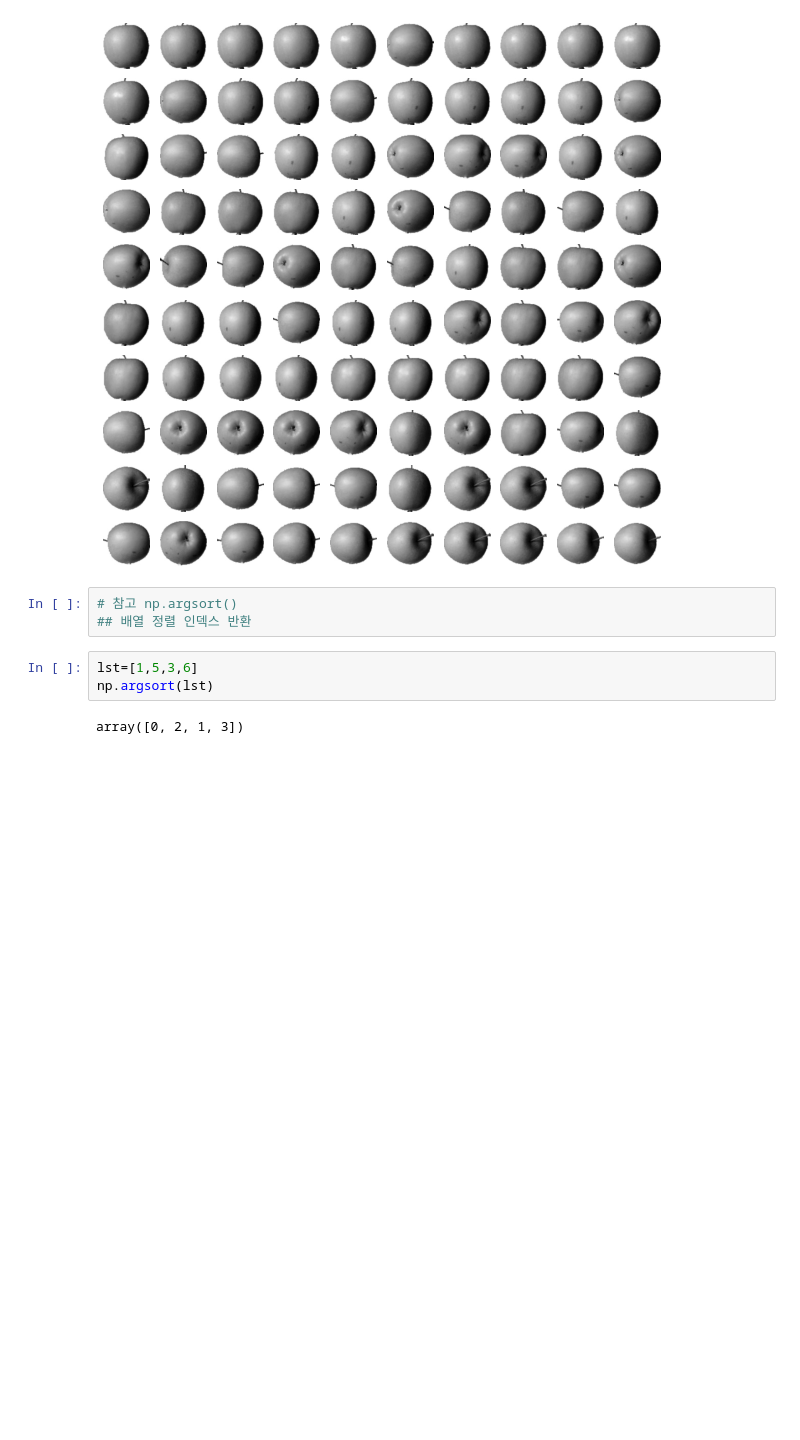
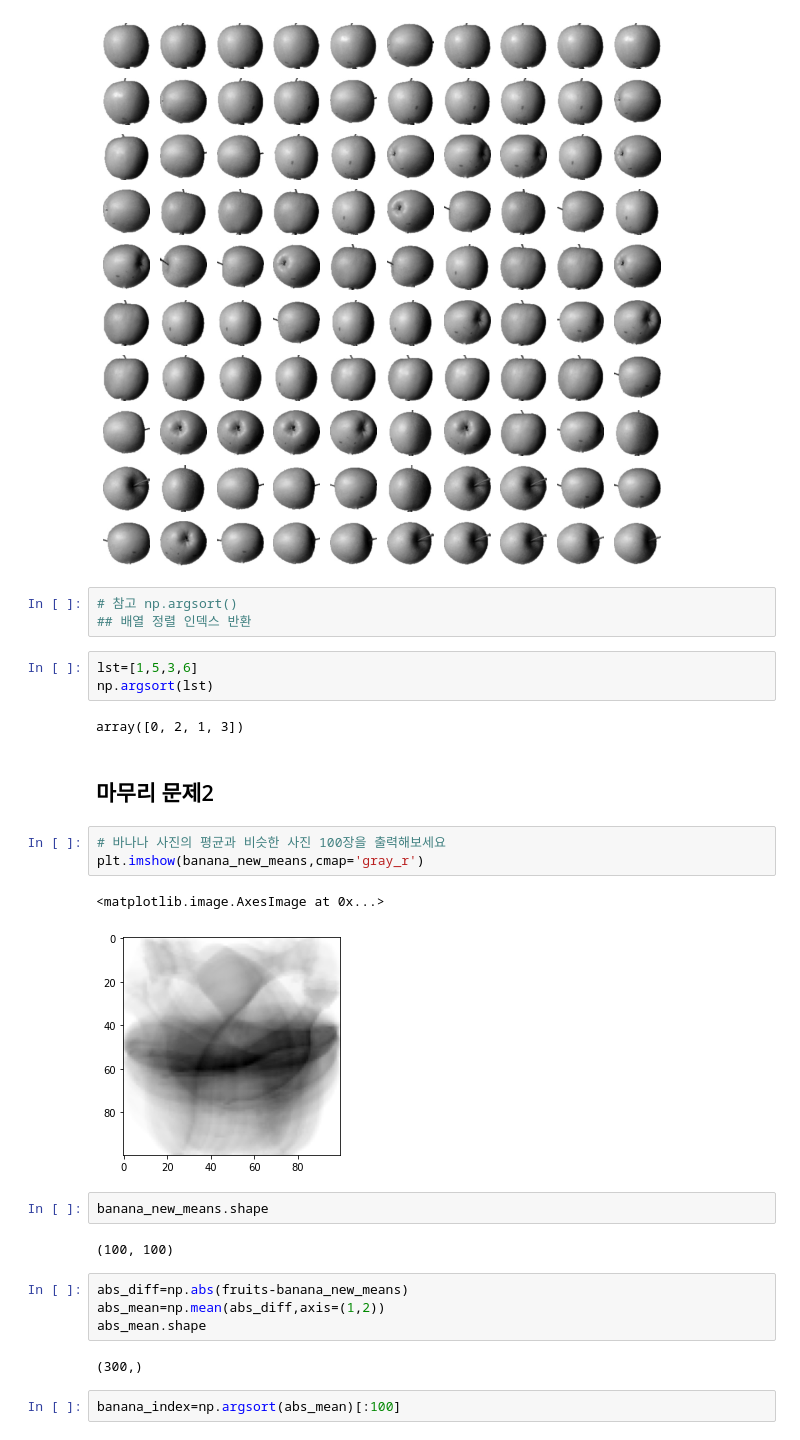
Before and after one commit to kkumtori/-ML-DL, a Jupyter notebook: 6-1.Clustering.ipynb, the cells around one changed output. Cells and saved outputs as stored; diff of their text form; blank space fills up the shorter version.

```diff
--- a/6-1.Clustering.ipynb
+++ b/6-1.Clustering.ipynb
@@ -230,3 +230,23 @@ lst=[1,5,3,6]
 np.argsort(lst)
 # %% [output]
 array([0, 2, 1, 3])
+# %% [markdown]
+## 마무리 문제2
+# %%
+# 바나나 사진의 평균과 비슷한 사진 100장을 출력해보세요
+plt.imshow(banana_new_means,cmap='gray_r')
+# %% [output]
+<matplotlib.image.AxesImage at 0x...>
+[figure, added]
+# %%
+banana_new_means.shape
+# %% [output]
+(100, 100)
+# %%
+abs_diff=np.abs(fruits-banana_new_means)
+abs_mean=np.mean(abs_diff,axis=(1,2))
+abs_mean.shape
+# %% [output]
+(300,)
+# %%
+banana_index=np.argsort(abs_mean)[:100]
```
Also changed, not shown: parts of 3 cells of this notebook.
